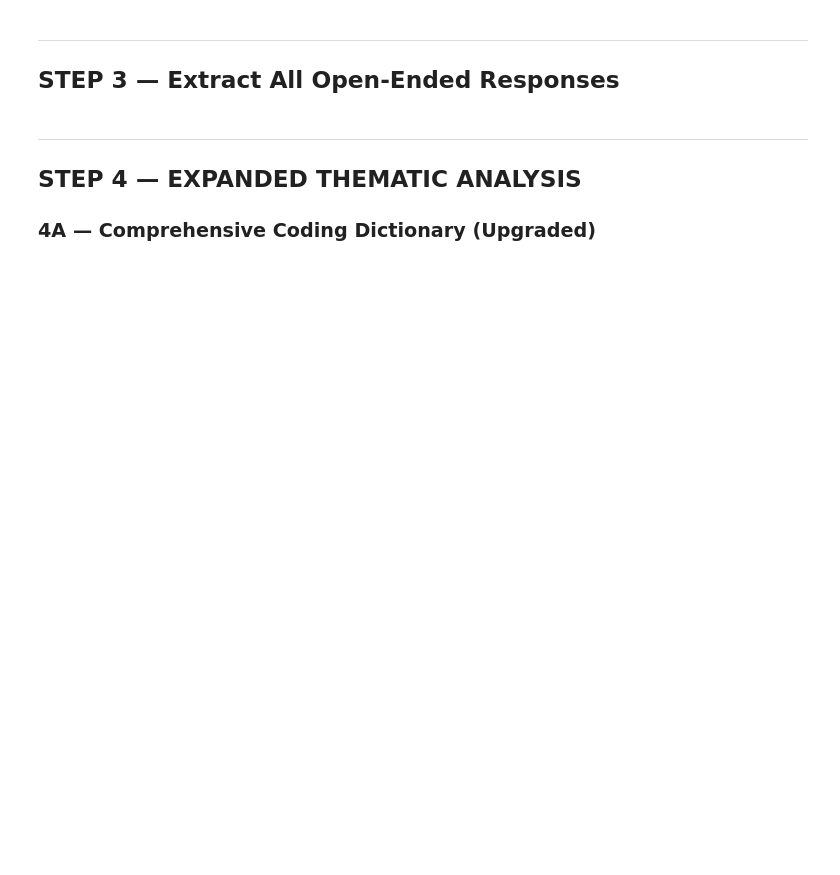
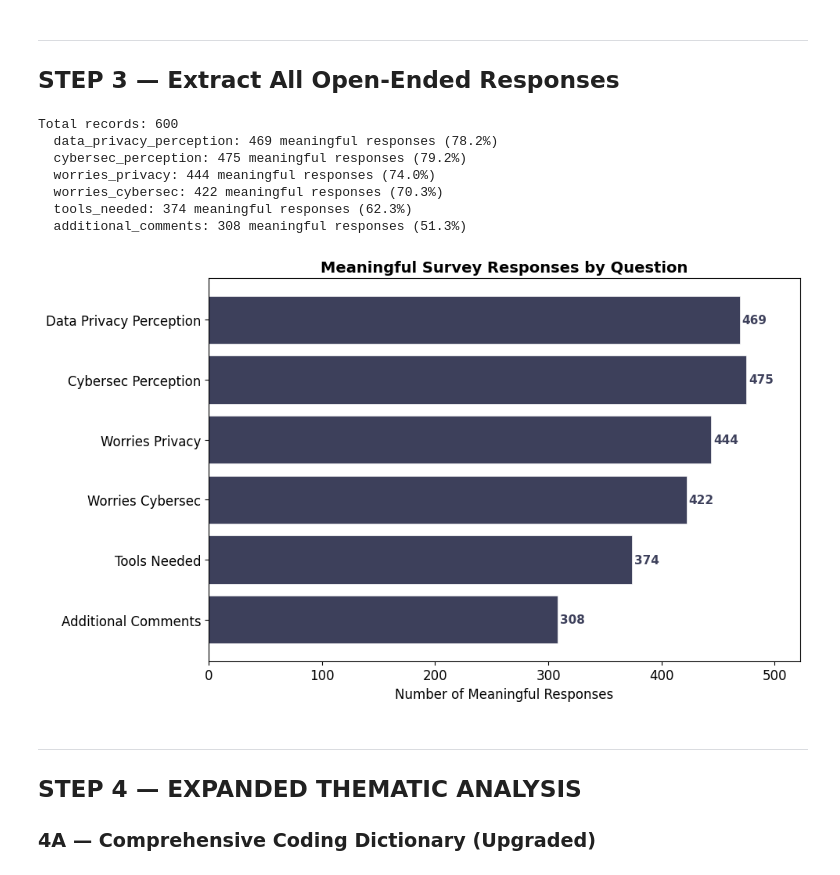
Before and after one commit to Peeeweee/Project_Yano_CyberSafe, a Jupyter notebook: CyberSafe_Upgraded.ipynb, the cells around one changed output. Cells and saved outputs as stored; diff of their text form; code cells hidden in the pictures; blank space fills up the shorter version.

```diff
--- a/CyberSafe_Upgraded.ipynb
+++ b/CyberSafe_Upgraded.ipynb
@@ -39,9 +77,9 @@ print('All libraries loaded.')
 # ============================================================
 # FILE PATHS — change these to match your local file locations
 # ============================================================
-SURVEY_PATH    = 'cybersafe_data.xlsx'
-TRANSCRIPT_PATH = 'Minutes_1_.docx'
-NVIVO_PATH     = 'results3.xlsx'
+SURVEY_PATH    = 'data/cybersafe_data.xlsx'
+TRANSCRIPT_PATH = 'data/Minutes(1).docx'
+NVIVO_PATH     = 'data/results3.xlsx'
 
 # --- Load Survey ---
 wb = openpyxl.load_workbook(SURVEY_PATH, read_only=True)
@@ -133,33 +178,71 @@ SKIP_WORDS = {'none', 'n/a', 'na', 'nothing', 'no', 'no comment', 'no suggestion
 def is_meaningful(text):
     if not text or not isinstance(text, str):
         return False
     cleaned = text.strip().lower()
     if cleaned in SKIP_WORDS or len(cleaned) < 5:
         return False
     return True
 
 # Build records
 records = []
 for row in survey_data:
     role = str(row[2]) if row[2] else 'Unknown'
     dept = str(row[3]) if row[3] else 'Unknown'
     entry = {'role': role, 'dept': dept}
     for col_name, col_idx in OE_COLS.items():
         text = str(row[col_idx]).strip() if row[col_idx] else ''
         entry[col_name] = text if is_meaningful(text) else ''
     records.append(entry)
 
 df = pd.DataFrame(records)
 
 # Combined text per respondent (all open-ended responses merged)
 df['all_text'] = df[list(OE_COLS.keys())].apply(
     lambda x: ' '.join([v for v in x if v]), axis=1
 )
 
 print(f'Total records: {len(df)}')
+
+# Collect data for the visualization
+categories = []
+counts = []
+
 for col in OE_COLS:
     filled = df[col].apply(lambda x: len(x) > 0).sum()
+    categories.append(col.replace('_', ' ').title())
+    counts.append(filled)
     print(f'  {col}: {filled} meaningful responses ({filled/6:.1f}%)')
+
+# ============================================================
+# VISUALIZATION: Meaningful Responses by Category
+# ============================================================
+import matplotlib.pyplot as plt
+
+fig, ax = plt.subplots(figsize=(10, 6))
+bars = ax.barh(categories, counts, color='#3D405B', edgecolor='white', linewidth=0.5)
+
+ax.set_xlabel('Number of Meaningful Responses', fontsize=12)
+ax.set_title('Meaningful Survey Responses by Question', fontsize=14, fontweight='bold')
+ax.invert_yaxis()  # Display the highest item at the top
+
+# Add the number labels to the end of each bar
+for bar, count in zip(bars, counts):
+    ax.text(count + 2, bar.get_y() + bar.get_height()/2, str(count),
+            va='center', fontsize=11, color='#3D405B', fontweight='bold')
+
+# Ensure the plot fits well within the figure box
+plt.margins(x=0.1) # Add a little padding to the right for the text
+plt.tight_layout()
+plt.show()
+# %% [output]
+Total records: 600
+  data_privacy_perception: 469 meaningful responses (78.2%)
+  cybersec_perception: 475 meaningful responses (79.2%)
+  worries_privacy: 444 meaningful responses (74.0%)
+  worries_cybersec: 422 meaningful responses (70.3%)
+  tools_needed: 374 meaningful responses (62.3%)
+  additional_comments: 308 meaningful responses (51.3%)
+[figure, added]
 # %% [markdown]
 ---
 ## STEP 4 — EXPANDED THEMATIC ANALYSIS
```
Also changed, not shown: parts of 21 cells of this notebook, 1 other file.
